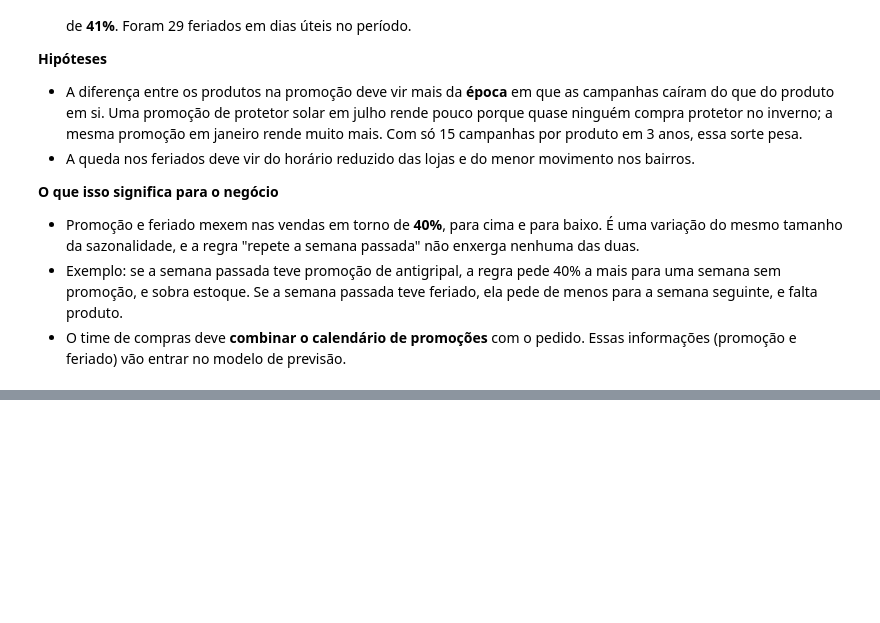
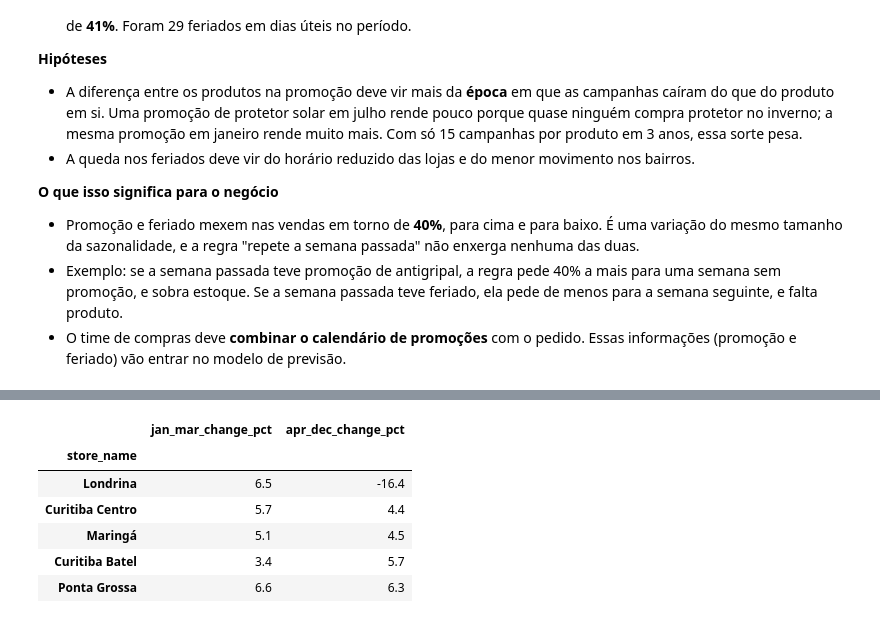
Before and after one commit to ricardo-paganini/pharmacy-demand-forecast, a Jupyter notebook: pharmacy_demand_forecast.ipynb, the cells around one changed output, grey strips where cells are left out. Cells and saved outputs as stored; diff of their text form; code cells hidden in the pictures; blank space fills up the shorter version.

```diff
--- a/pharmacy_demand_forecast.ipynb
+++ b/pharmacy_demand_forecast.ipynb
@@ -574,0 +619,20 @@ Variação no feriado: -40.7 %
+# %%
+recent = store_sales[store_sales['year'] >= 2024].copy()
+recent['period'] = recent['date'].dt.month.map(lambda month: 'jan_mar' if month <= 3 else 'apr_dec')
+
+before_after = recent.pivot_table(index='store_name', columns=['period', 'year'], values='units_sold', aggfunc='sum')
+
+comparison = pd.DataFrame({
+    'jan_mar_change_pct': ((before_after['jan_mar'][2025] / before_after['jan_mar'][2024] - 1) * 100).round(1),
+    'apr_dec_change_pct': ((before_after['apr_dec'][2025] / before_after['apr_dec'][2024] - 1) * 100).round(1),
+}).sort_values('apr_dec_change_pct')
+
+comparison
+# %% [output]
+|  | jan_mar_change_pct | apr_dec_change_pct |
+| store_name |  |  |
+| Londrina | 6.5 | -16.4 |
+| Curitiba Centro | 5.7 | 4.4 |
+| Maringá | 5.1 | 4.5 |
+| Curitiba Batel | 3.4 | 5.7 |
+| Ponta Grossa | 6.6 | 6.3 |
```
Also changed, not shown: parts of 4 cells of this notebook.
